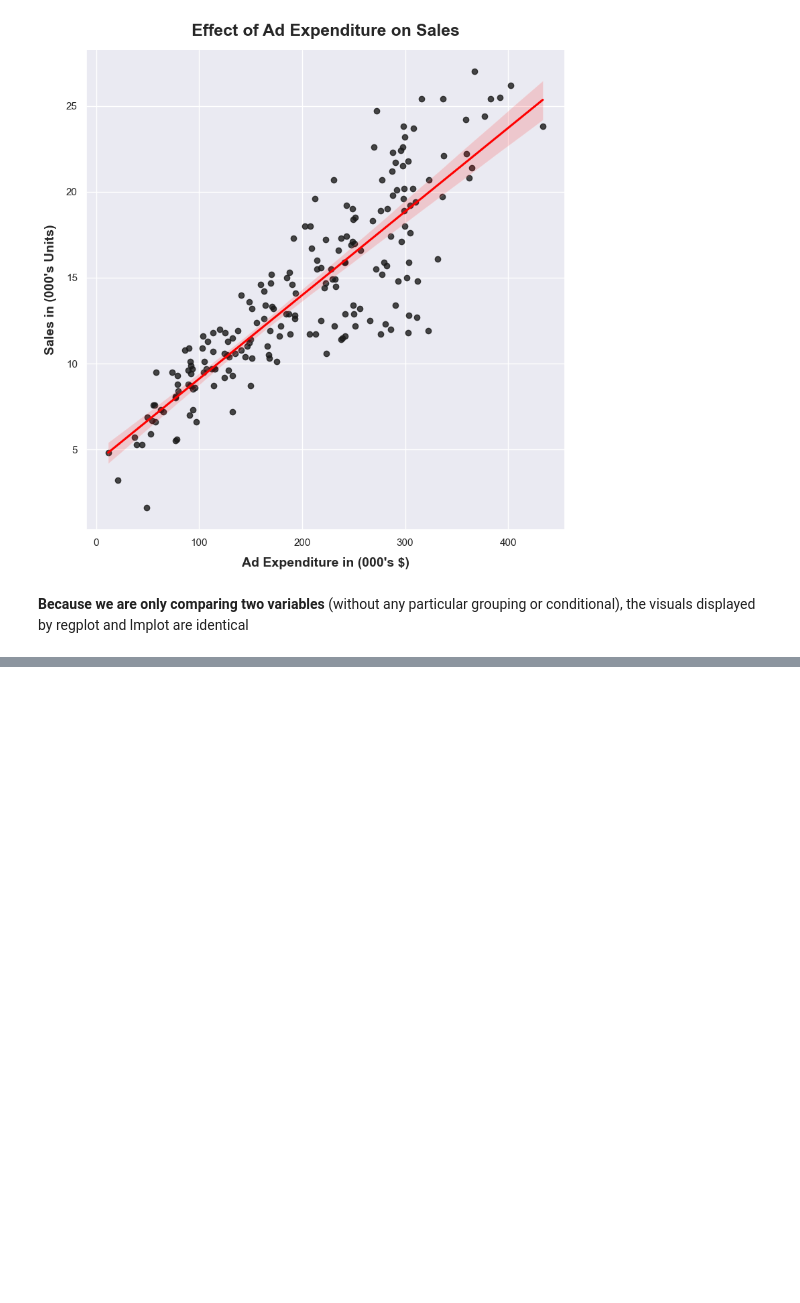
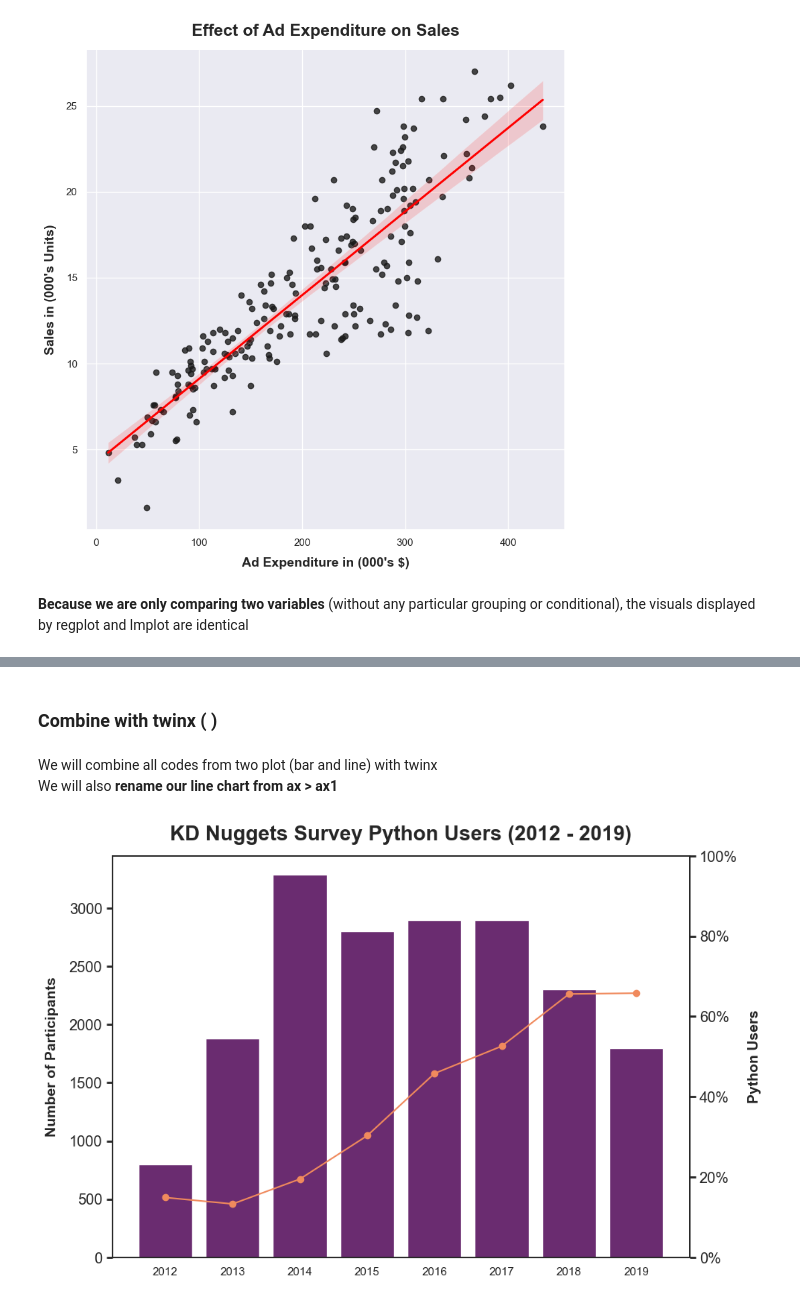
Before and after one commit to withraja/Data-Visualization-Tutorial, a Jupyter notebook: DataViz.ipynb, the cells around one changed output, grey strips where cells are left out. Drawn from its saved outputs; the diff is of its cells as text; code cells hidden in the pictures; blank space fills up the shorter version.

```diff
--- a/DataViz.ipynb
+++ b/DataViz.ipynb
@@ -517,0 +596,44 @@ plt.show()
+# %% [markdown]
+### Combine with **twinx ( )**
+# %% [markdown]
+We will combine all codes from two plot (bar and line) with twinx
+We will also **rename our line chart from ax > ax1**
+# %%
+sns.set_style("white")
+fig, ax = plt.subplots(figsize = (10, 7))
+
+# BAR CHART
+ax.bar(df_kdnuggets["Year"],
+       df_kdnuggets["Participants"],
+       color = "#6A2C70")
+ax.set_ylabel("Number of Participants",
+              weight = "bold",
+              fontsize = 14,
+              labelpad = 10)
+ax.tick_params(axis = "y",
+               width = 2,
+               labelsize = "large")
+
+# COMBINE BAR AND LINE CHART (making line chart as secondary y-axis)
+ax1 = ax.twinx()
+
+# LINE CHART
+ax1.set_ylim(0, 1)
+ax1.yaxis.set_major_formatter(PercentFormatter(xmax = 1.0))
+ax1.plot(df_kdnuggets["Year"],
+         df_kdnuggets["Python Users"],
+         color = "#F08A5D",
+         marker = "o")
+ax1.set_ylabel("Python Users",
+               weight = "bold",
+               fontsize = 14,
+               labelpad = 10)
+ax1.tick_params(axis = "y",
+                width = 2,
+                labelsize = "large")
+
+# IMPROVEMENT
+ax.set_title("KD Nuggets Survey Python Users (2012 - 2019)", fontsize = "20", weight = "bold", pad = 15)
+plt.show()
+# %% [output]
+[figure, added]
```
Also changed, not shown: parts of 13 cells of this notebook, 1 other file.
